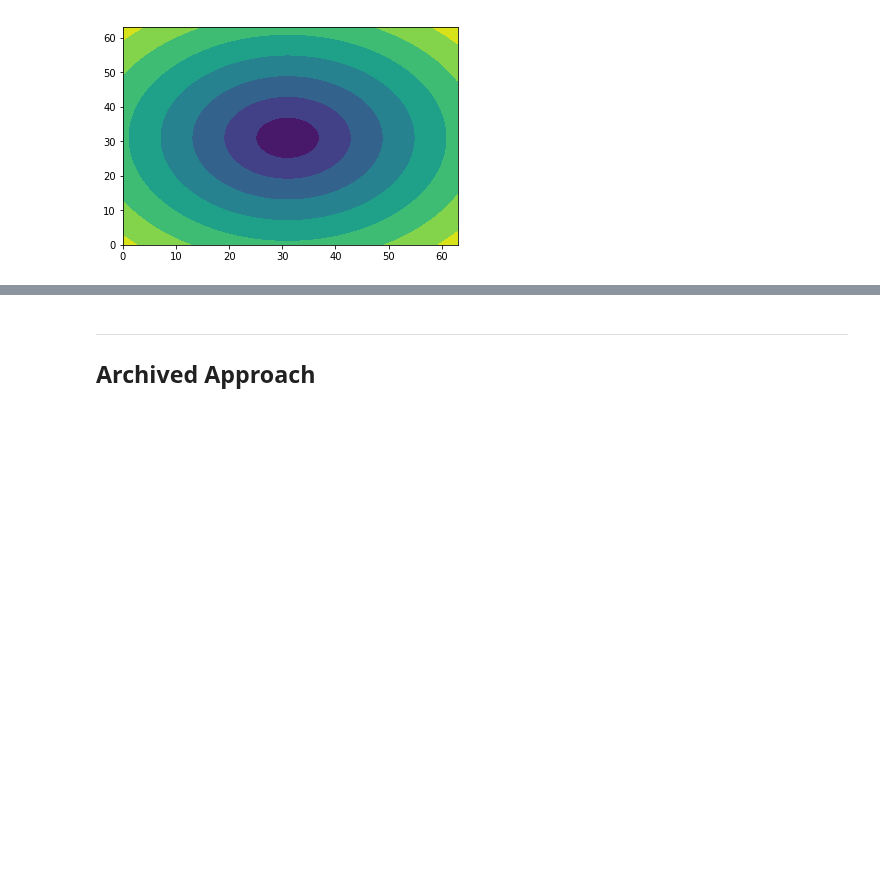
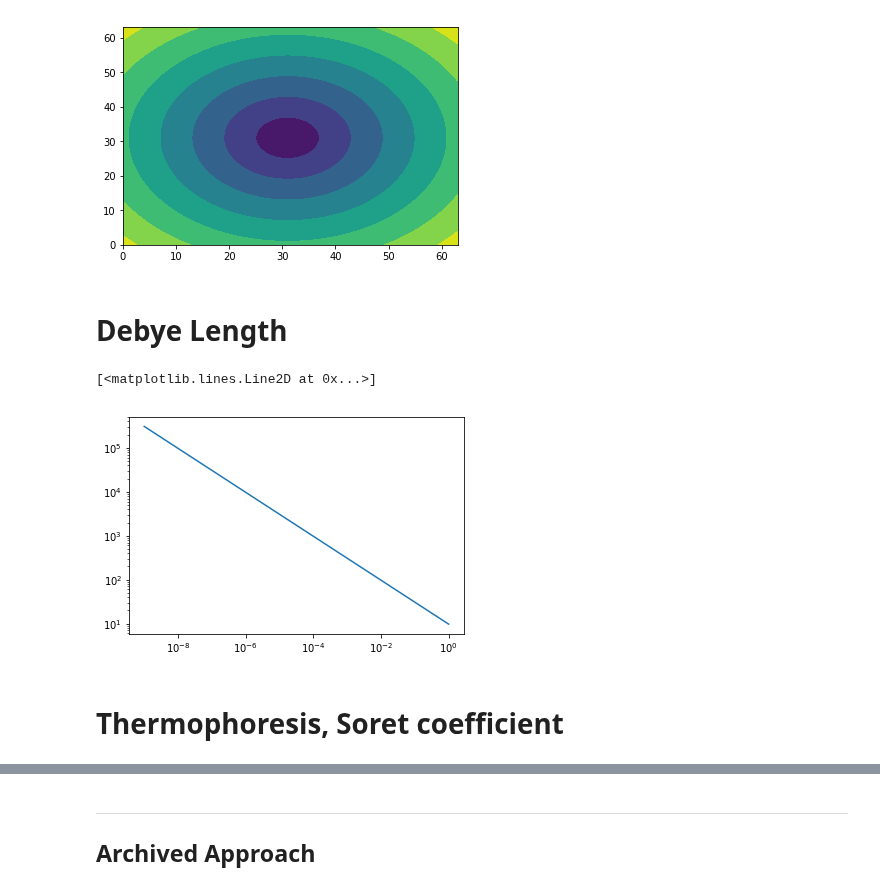
Before and after one commit to martinholub/sicm, a Jupyter notebook: notebooks/model.ipynb, the cells around one changed output, grey strips where cells are left out. Drawn from its saved outputs; the diff is of its cells as text; code cells hidden in the pictures; blank space fills up the shorter version.

```diff
--- a/notebooks/model.ipynb
+++ b/notebooks/model.ipynb
@@ -170,3 +170,5 @@ plt.contourf(rho)
 # %% [output]
 <matplotlib.contour.QuadContourSet at 0x...>
 [figure]
+# %% [markdown]
+# Debye Length
@@ -172,0 +178,21 @@ plt.contourf(rho)
+# %%
+eps_r = 80.2 # -
+eps_0 =  8.8541878128e-12 # F/m
+eps = eps_r * eps_0
+e = 1.60217662e-19 # C
+N_A = 6.0221409e23 # 1/mol
+c = 0.25 # M
+z = 1 # -
+T = 298.15 # K
+R = 8.314462618 # J/(K*mol)
+I_c = lambda x: 0.5 * ((x*z)+(x*z)) # 2 component salt KCl
+# %%
+c = np.logspace(-9, 0)
+lambda_D = lambda x: np.sqrt((eps * R * T) / (2 * e**2 * N_A**2 * I_c(x)))
+# %%
+plt.loglog(c, lambda_D(c) * 1e9)
+# %% [output]
+[<matplotlib.lines.Line2D at 0x...>]
+[figure, added]
+# %% [markdown]
+# Thermophoresis, Soret coefficient
```
Also changed, not shown: parts of 4 cells of this notebook, 1 other file.
